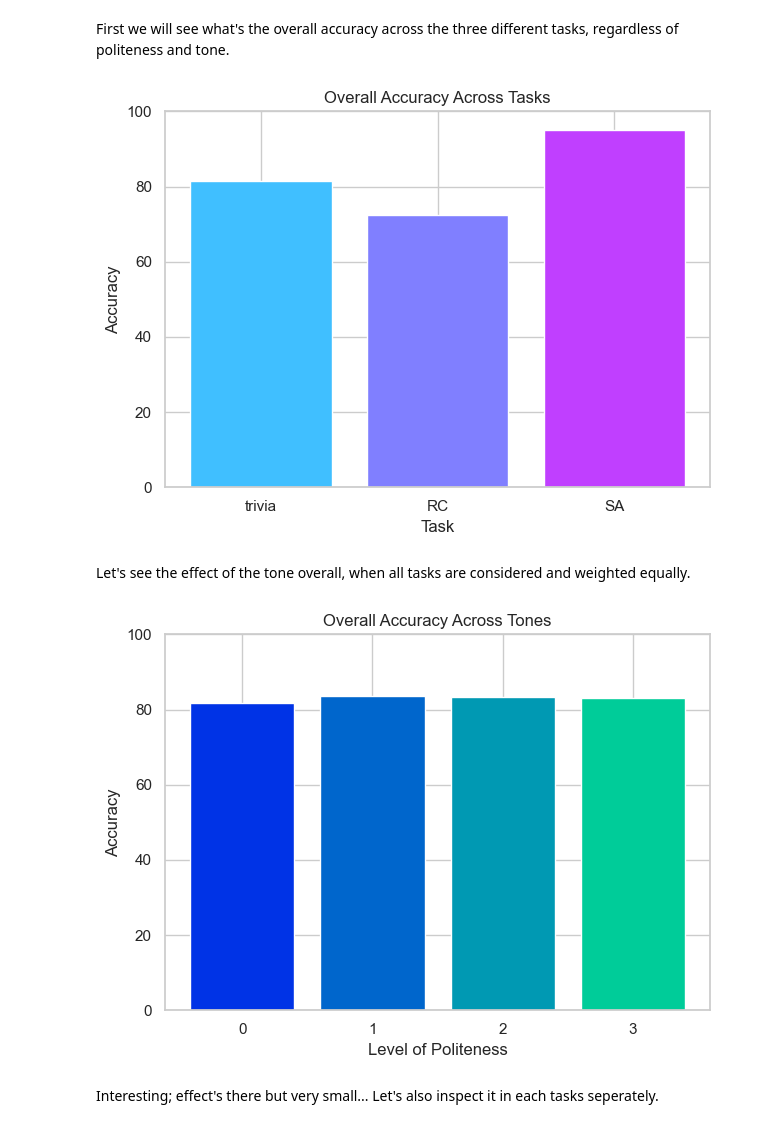
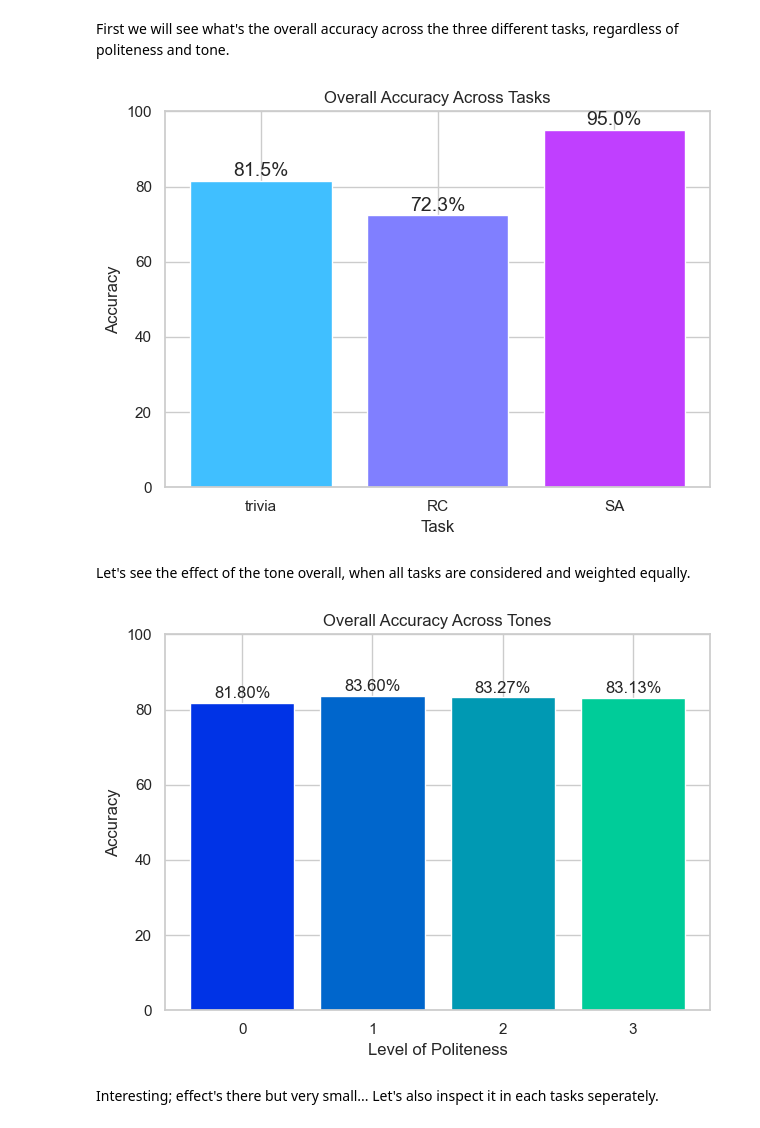
Before and after one commit to DanD2021/NLP-PROJECT, a Jupyter notebook: results_processing.ipynb, the cells around one changed output. Saved outputs shown, nothing was run; the diff lists cells and outputs as text; code cells hidden in the pictures.

Commit message:
add percentages on top of figures' bars
Also, an unused figure that was created earlier is now omitted.

```diff
--- a/results_processing.ipynb
+++ b/results_processing.ipynb
@@ -69,32 +69,39 @@ plt.title('Overall Accuracy Across Tasks')
 plt.xlabel('Task')
 plt.ylabel('Accuracy')
 plt.ylim(0, 100)  # y-axis limited to percentage's [0, 100]
+
+# write the appropriate values above each bar
+for i, value in enumerate(accuracies.values):
+    plt.text(i, value + 0.2, f'{value:.1f}%', ha='center', va='bottom', fontsize=14)
+
 plt.tight_layout()
-
 plt.savefig('accuracy_across_tasks.pdf')
 plt.show()
 # %% [output]
-[figure, old version]
+[figure, new version]
 # %% [markdown]
 Let's see the effect of the tone overall, when all tasks are considered and weighted equally.
 # %%
 accuracies = df.groupby('politeness level')['compare_answers'].mean() * 100
 
 sns.set(style="whitegrid")
 colors = sns.color_palette('winter', len(accuracies))
 
 plt.bar(accuracies.index, accuracies.values, color=colors)
 plt.title('Overall Accuracy Across Tones')
 plt.ylabel('Accuracy')
 plt.xlabel('Level of Politeness')
 plt.xticks([0, 1, 2, 3])
 plt.ylim(0, 100)
 plt.tight_layout()
 
+for i, value in enumerate(accuracies.values):
+    plt.text(i, value + 0.4, f'{value:.2f}%', ha='center', va='bottom', fontsize=12)
+
 plt.savefig('accuracy_across_tone_overall.pdf')
 plt.show()
 # %% [output]
-[figure, old version]
+[figure, new version]
 # %% [markdown]
 Interesting; effect's there but very small... Let's also inspect it in each tasks seperately.
 # %%
```
Also changed, not shown: parts of 5 cells of this notebook, 1 other file.
